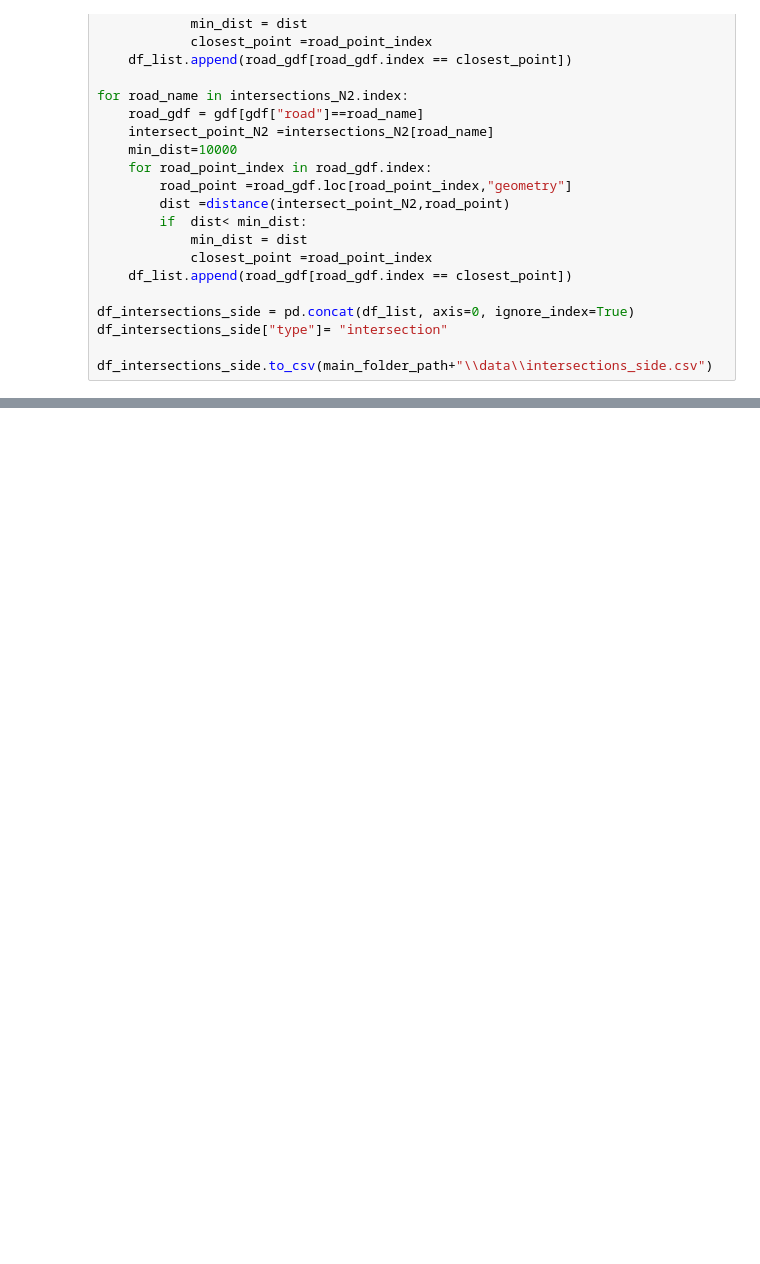
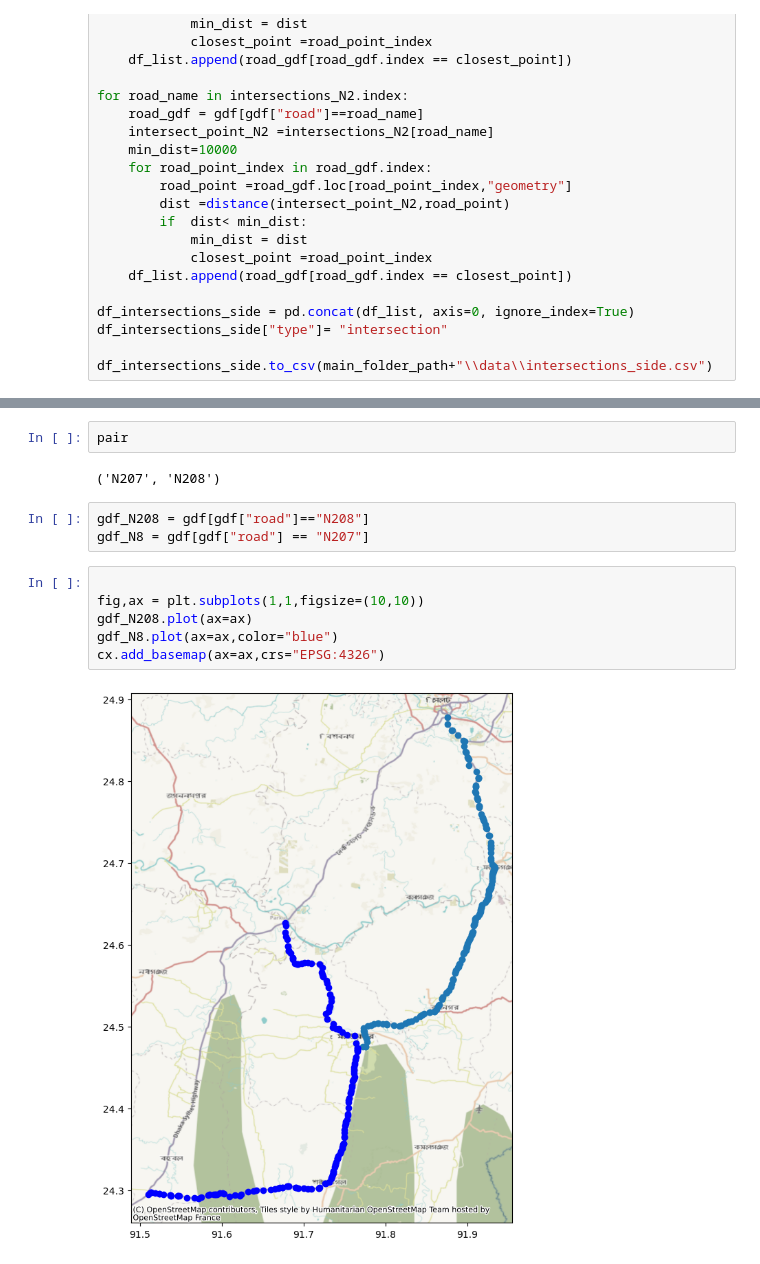
Before and after one commit to mlmoleman/EPA133a-G07-A3, a Jupyter notebook: model/Intersections_roads.ipynb, the cells around one changed output, grey strips where cells are left out. Saved outputs shown, nothing was run; the diff lists cells and outputs as text; blank space fills up the shorter version.

```diff
--- a/model/Intersections_roads.ipynb
+++ b/model/Intersections_roads.ipynb
@@ -141,0 +164,15 @@ gseries_test[gseries_test.index.isin(df_intersections_main["intersec_to"])
+# %%
+pair
+# %% [output]
+('N207', 'N208')
+# %%
+gdf_N208 = gdf[gdf["road"]=="N208"]
+gdf_N8 = gdf[gdf["road"] == "N207"]
+# %%
+
+fig,ax = plt.subplots(1,1,figsize=(10,10))
+gdf_N208.plot(ax=ax)
+gdf_N8.plot(ax=ax,color="blue")
+cx.add_basemap(ax=ax,crs="EPSG:4326")
+# %% [output]
+[figure, added]
```
Also changed, not shown: parts of 9 cells of this notebook, 3 other files.
